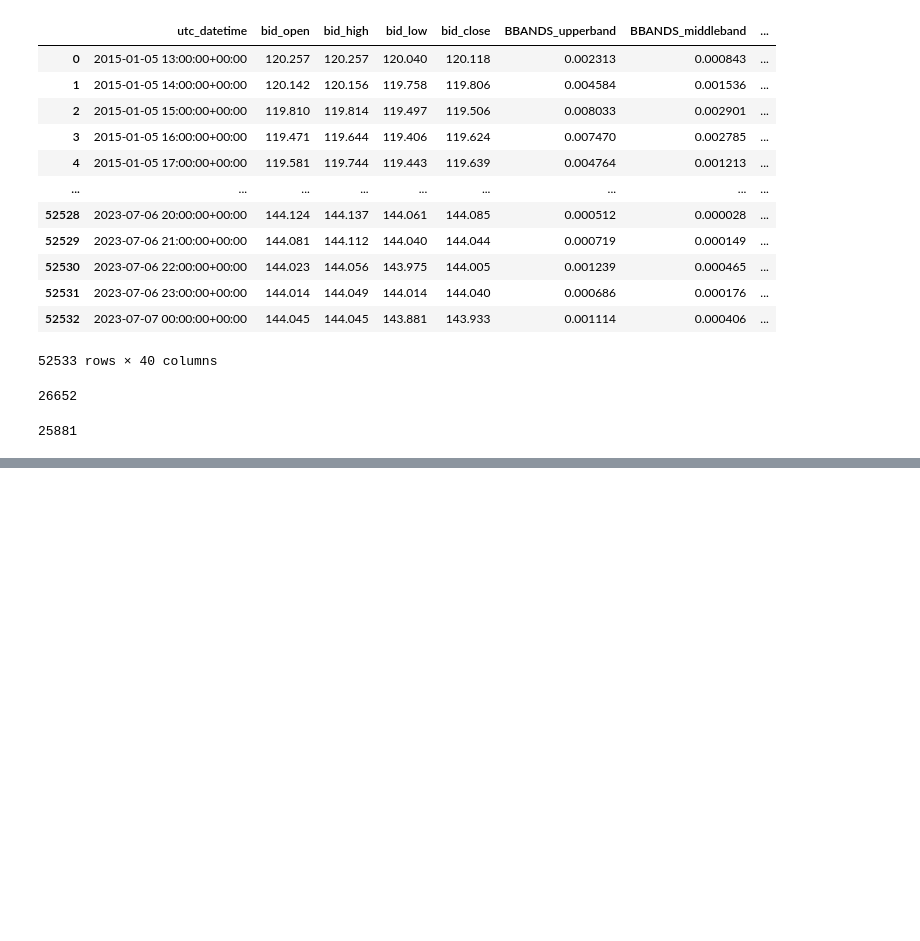
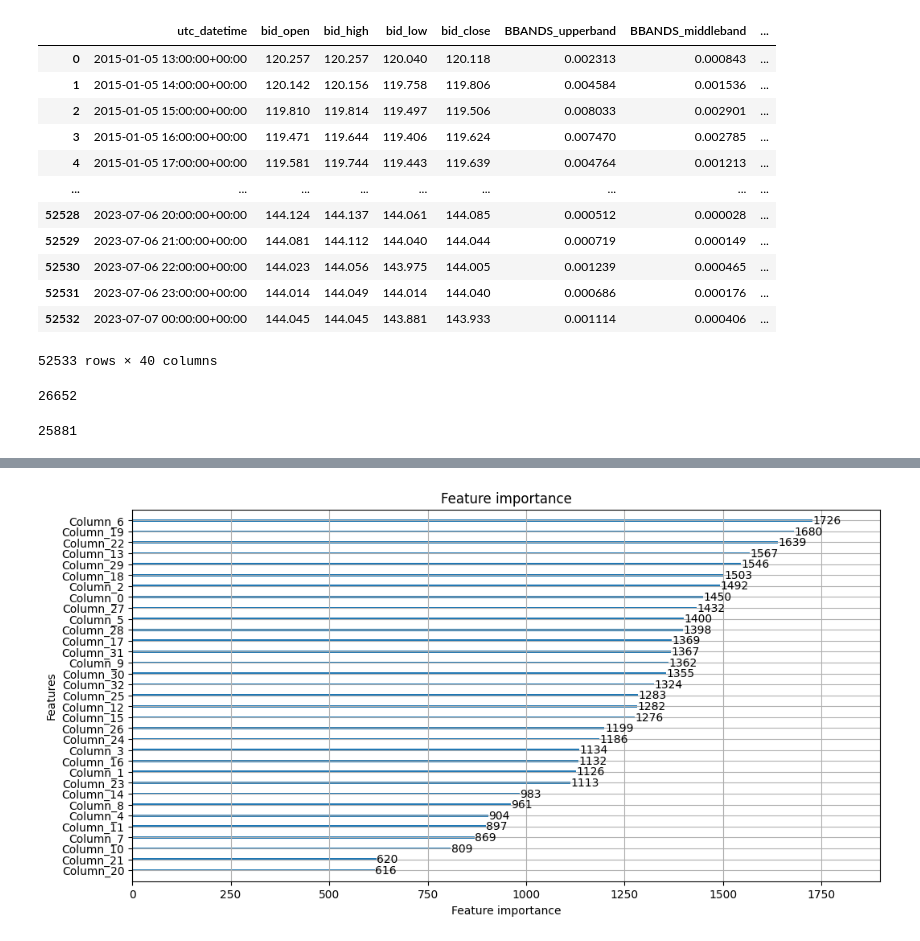
Before and after one commit to FXtest2023/FXtest2023, a Jupyter notebook: lightGBM_v1.ipynb, the cells around one changed output, grey strips where cells are left out. Cells and saved outputs as stored; diff of their text form; code cells hidden in the pictures; blank space fills up the shorter version.

```diff
--- a/lightGBM_v1.ipynb
+++ b/lightGBM_v1.ipynb
@@ -248,3 +266,8 @@ y_pred = (y_preds[0] + y_preds[1]+ y_preds[2]+ y_preds[3]+ y_preds[4])/5
+# %%
+lgb.plot_importance(bests_[2], figsize=(12, 6))
+plt.show()
+# %% [output]
+[figure, added]
 # %%
 lgb.plot_importance(bests_[3], figsize=(12, 6))
 plt.show()
```
Also changed, not shown: parts of 13 cells of this notebook.
